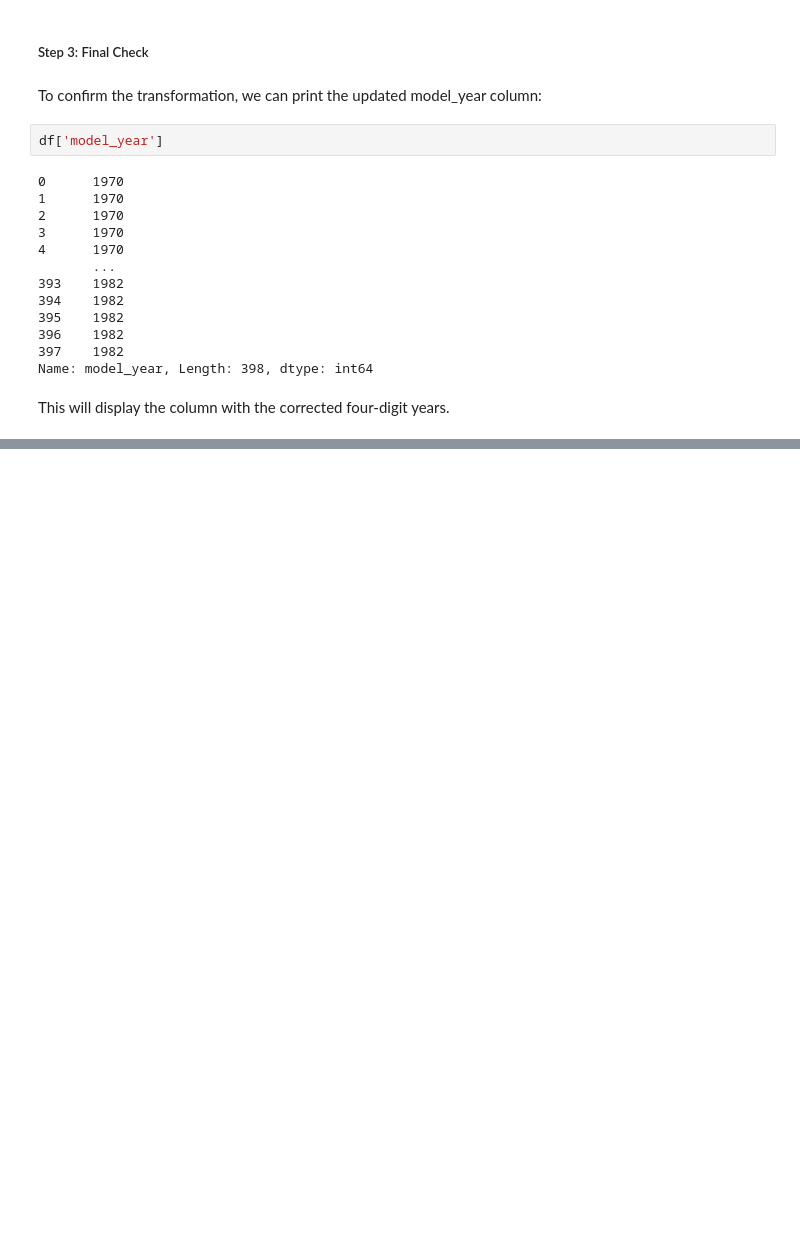
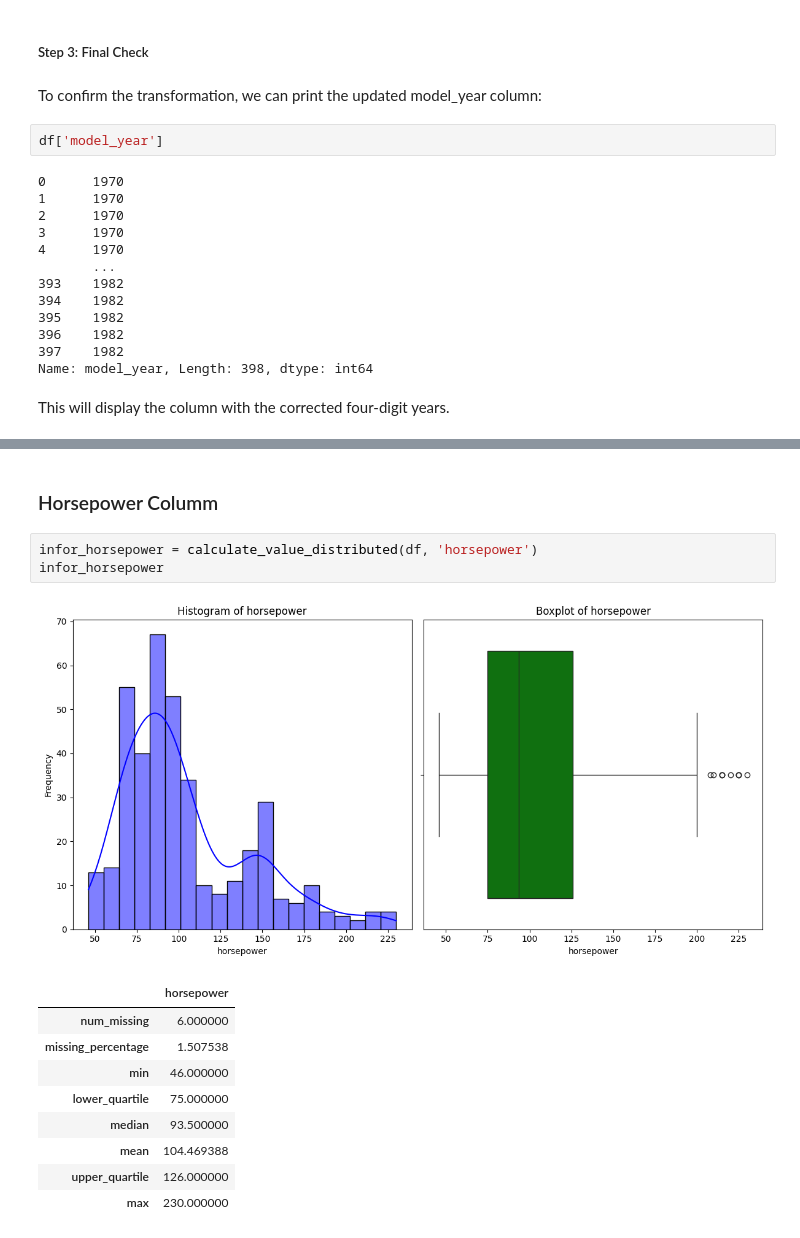
Before and after one commit to kijen28/P4DS_22G1, a Jupyter notebook: exploring_data.ipynb, the cells around one changed output, grey strips where cells are left out. Drawn from its saved outputs; the diff is of its cells as text; blank space fills up the shorter version.

```diff
--- a/exploring_data.ipynb
+++ b/exploring_data.ipynb
@@ -262,0 +366,16 @@ This will display the column with the corrected four-digit years.
+# %% [markdown]
+### Horsepower Columm
+# %%
+infor_horsepower = calculate_value_distributed(df, 'horsepower')
+infor_horsepower
+# %% [output]
+[figure, added]
+|  | horsepower |
+| num_missing | 6.000000 |
+| missing_percentage | 1.507538 |
+| min | 46.000000 |
+| lower_quartile | 75.000000 |
+| median | 93.500000 |
+| mean | 104.469388 |
+| upper_quartile | 126.000000 |
+| max | 230.000000 |
```
Also changed, not shown: parts of 21 cells of this notebook.
